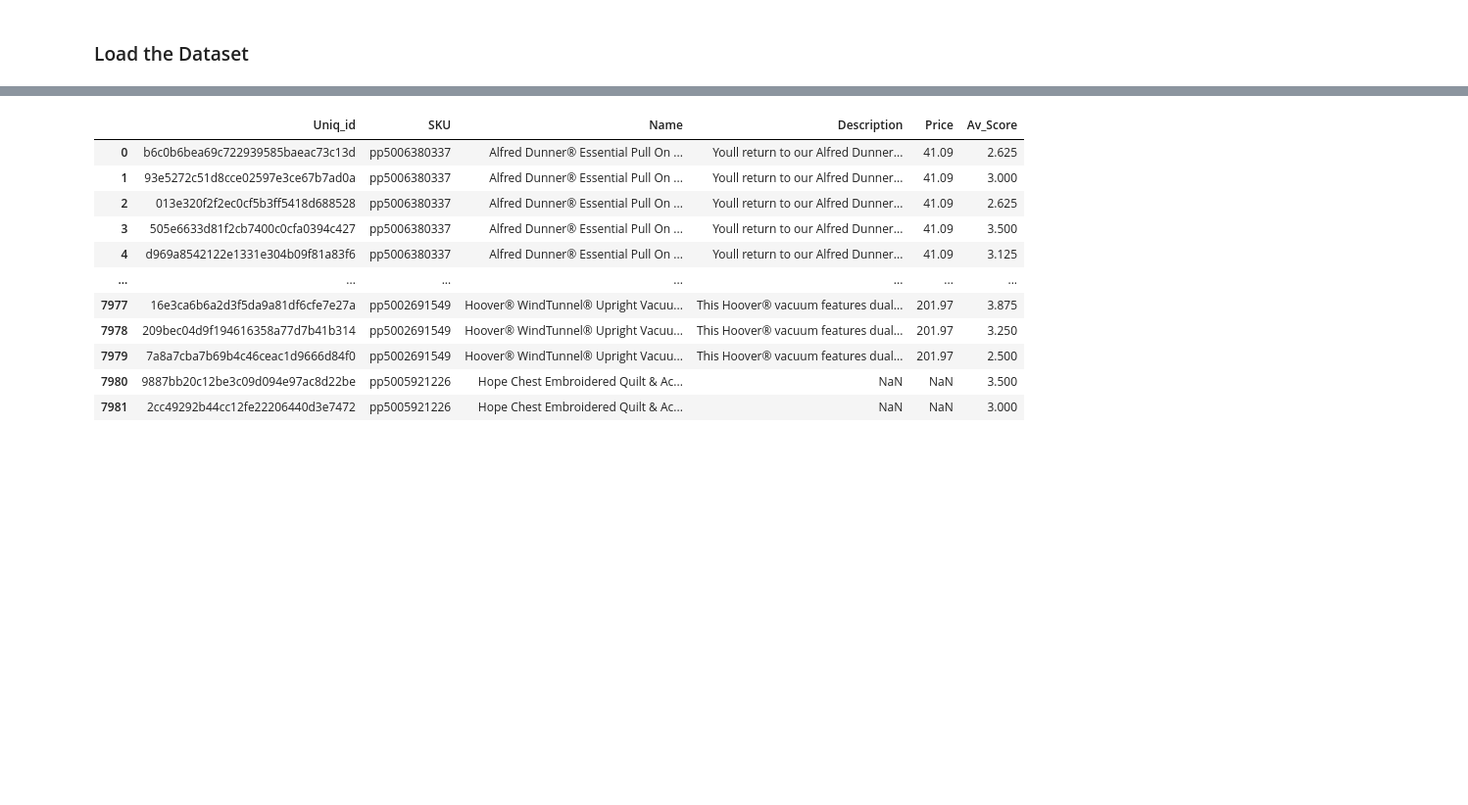
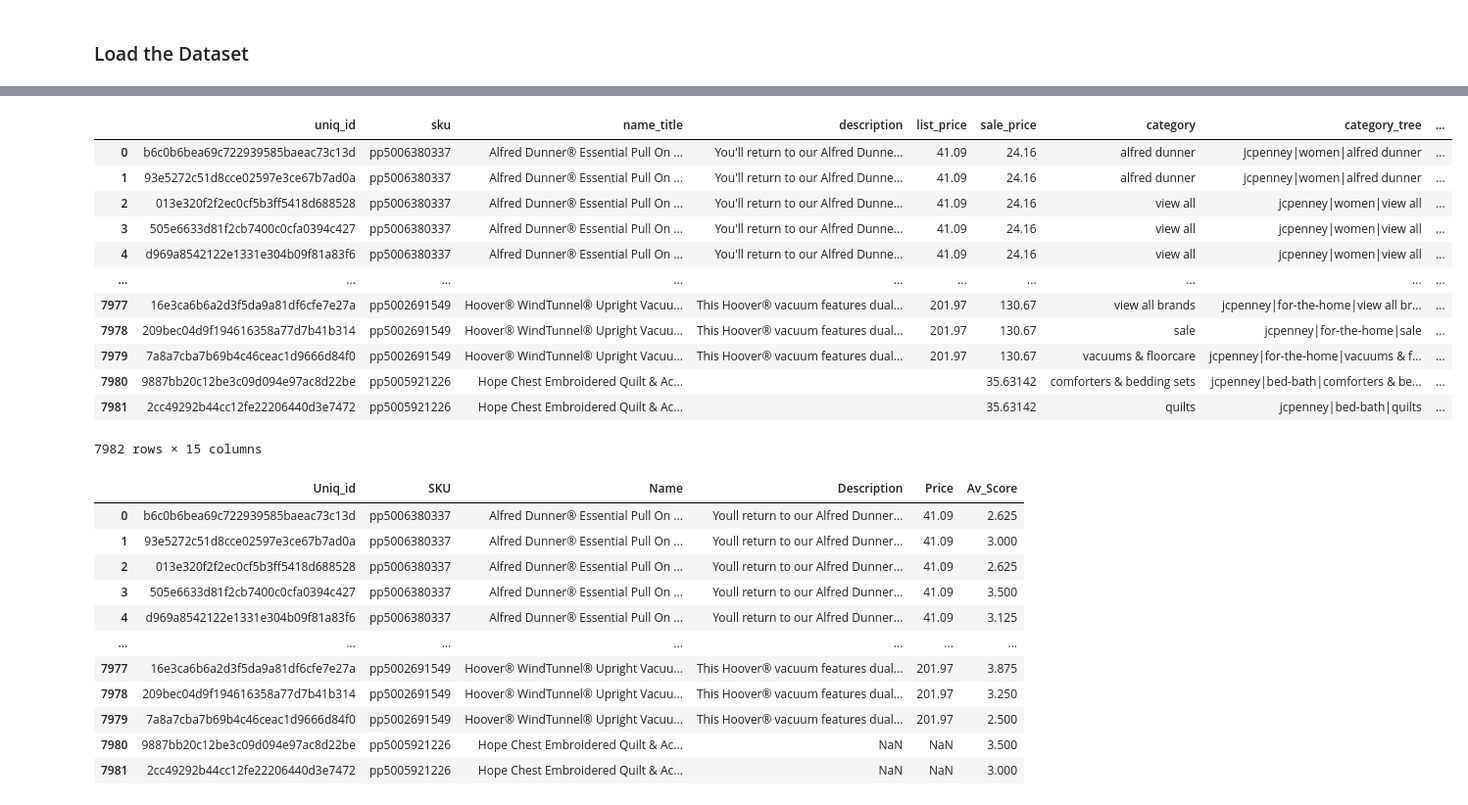
Before and after one commit to Malki9/3601763_BD2, a Jupyter notebook: 3601763_BD2.ipynb, the cells around one changed output, grey strips where cells are left out. Shown at 98% size. Drawn from its saved outputs; the diff is of its cells as text; code cells hidden in the pictures; blank space fills up the shorter version.

Commit message:
load the .csv and .json data files using the pandas library

```diff
--- a/3601763_BD2.ipynb
+++ b/3601763_BD2.ipynb
@@ -122,3 +122,7 @@ import pandas as np
 products = pd.read_csv('/content/products.csv')
 reviews = pd.read_csv('/content/reviews.csv')
 users = pd.read_csv('/content/users.csv')
+# %%
+# load the json files using the pandas libarary
+jcpenney_products = pd.read_json('/content/jcpenney_products.json', lines=True)
+jcpenney_reviewers = pd.read_json('/content/jcpenney_reviewers.json', lines=True)
@@ -125,3 +145,19 @@ users = pd.read_csv('/content/users.csv')
+# %%
+jcpenney_products
+# %% [output]
+|  | uniq_id | sku | name_title | description | list_price | sale_price | category | category_tree | ... |
+| 0 | b6c0b6bea69c722939585baeac73c13d | pp5006380337 | Alfred Dunner® Essential Pull On ... | You'll return to our Alfred Dunne... | 41.09 | 24.16 | alfred dunner | jcpenney|women|alfred dunner | ... |
+| 1 | 93e5272c51d8cce02597e3ce67b7ad0a | pp5006380337 | Alfred Dunner® Essential Pull On ... | You'll return to our Alfred Dunne... | 41.09 | 24.16 | alfred dunner | jcpenney|women|alfred dunner | ... |
+| 2 | 013e320f2f2ec0cf5b3ff5418d688528 | pp5006380337 | Alfred Dunner® Essential Pull On ... | You'll return to our Alfred Dunne... | 41.09 | 24.16 | view all | jcpenney|women|view all | ... |
+| 3 | 505e6633d81f2cb7400c0cfa0394c427 | pp5006380337 | Alfred Dunner® Essential Pull On ... | You'll return to our Alfred Dunne... | 41.09 | 24.16 | view all | jcpenney|women|view all | ... |
+| 4 | d969a8542122e1331e304b09f81a83f6 | pp5006380337 | Alfred Dunner® Essential Pull On ... | You'll return to our Alfred Dunne... | 41.09 | 24.16 | view all | jcpenney|women|view all | ... |
+| ... | ... | ... | ... | ... | ... | ... | ... | ... | ... |
+| 7977 | 16e3ca6b6a2d3f5da9a81df6cfe7e27a | pp5002691549 | Hoover® WindTunnel® Upright Vacuu... | This Hoover® vacuum features dual... | 201.97 | 130.67 | view all brands | jcpenney|for-the-home|view all br... | ... |
+| 7978 | 209bec04d9f194616358a77d7b41b314 | pp5002691549 | Hoover® WindTunnel® Upright Vacuu... | This Hoover® vacuum features dual... | 201.97 | 130.67 | sale | jcpenney|for-the-home|sale | ... |
+| 7979 | 7a8a7cba7b69b4c46ceac1d9666d84f0 | pp5002691549 | Hoover® WindTunnel® Upright Vacuu... | This Hoover® vacuum features dual... | 201.97 | 130.67 | vacuums & floorcare | jcpenney|for-the-home|vacuums & f... | ... |
+| 7980 | 9887bb20c12be3c09d094e97ac8d22be | pp5005921226 | Hope Chest Embroidered Quilt & Ac... |  |  | 35.63142 | comforters & bedding sets | jcpenney|bed-bath|comforters & be... | ... |
+| 7981 | 2cc49292b44cc12fe22206440d3e7472 | pp5005921226 | Hope Chest Embroidered Quilt & Ac... |  |  | 35.63142 | quilts | jcpenney|bed-bath|quilts | ... |
+7982 rows × 15 columns
 # %%
 products
 # %% [output]
```
Also changed, not shown: parts of 2 cells of this notebook.
